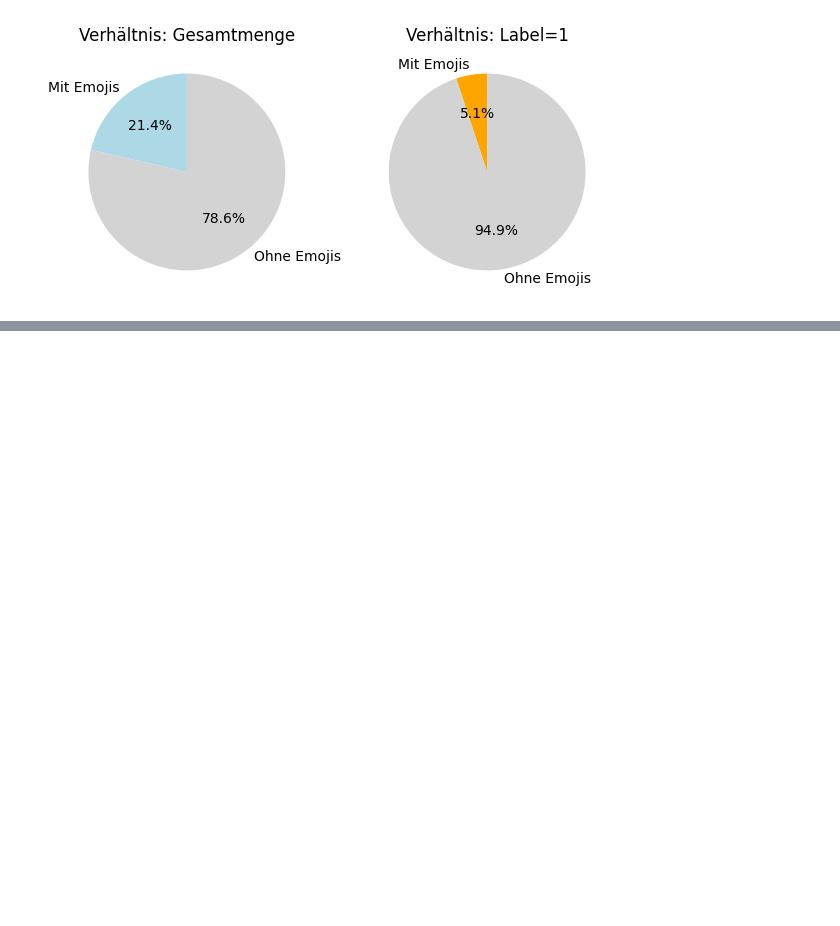
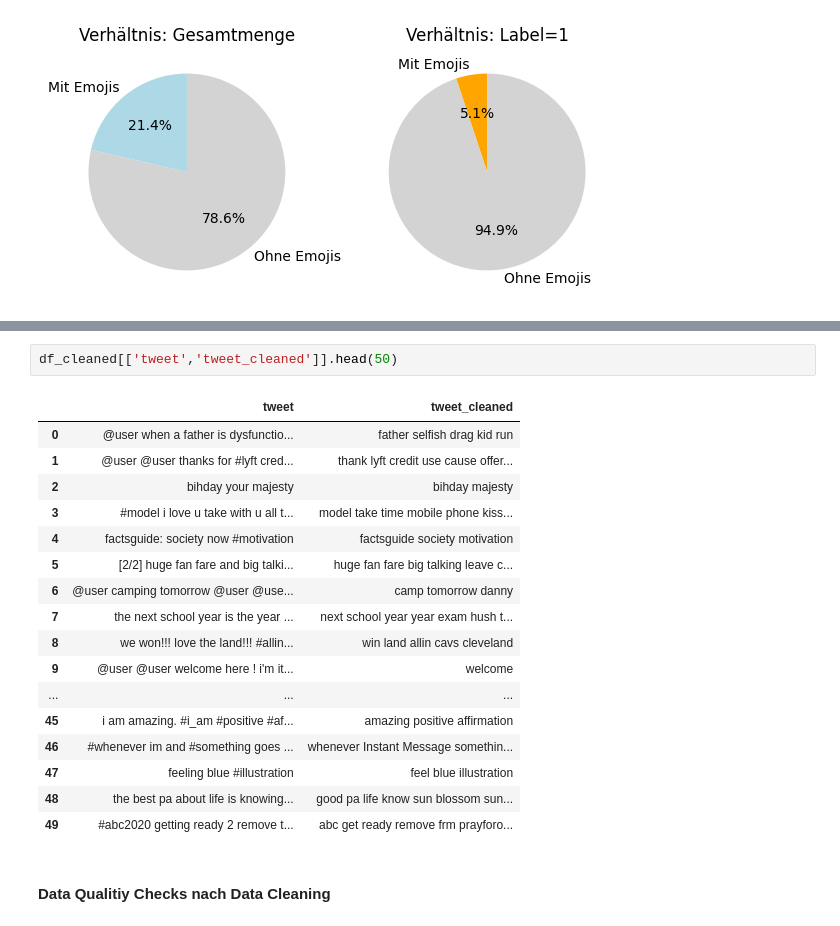
Before and after one commit to netGed/WebScience24, a Jupyter notebook: src/1. Explorative Analysis & Preprocessing/nasiba/notebooks/1_2_explore_data.ipynb, the cells around one changed output, grey strips where cells are left out. Drawn from its saved outputs; the diff is of its cells as text; blank space fills up the shorter version.

```diff
--- a/src/1. Explorative Analysis & Preprocessing/nasiba/notebooks/1_2_explore_data.ipynb
+++ b/src/1. Explorative Analysis & Preprocessing/nasiba/notebooks/1_2_explore_data.ipynb
@@ -586,0 +582,22 @@ See the caveats in the documentation: https://pandas.pydata.org/pandas-docs/stab
+# %%
+df_cleaned[['tweet','tweet_cleaned']].head(50)
+# %% [output]
+|  | tweet | tweet_cleaned |
+| 0 | @user when a father is dysfunctio... | father selfish drag kid run |
+| 1 | @user @user thanks for #lyft cred... | thank lyft credit use cause offer... |
+| 2 | bihday your majesty | bihday majesty |
+| 3 | #model i love u take with u all t... | model take time mobile phone kiss... |
+| 4 | factsguide: society now #motivation | factsguide society motivation |
+| 5 | [2/2] huge fan fare and big talki... | huge fan fare big talking leave c... |
+| 6 | @user camping tomorrow @user @use... | camp tomorrow danny |
+| 7 | the next school year is the year ... | next school year year exam hush t... |
+| 8 | we won!!! love the land!!! #allin... | win land allin cavs cleveland |
+| 9 | @user @user welcome here ! i'm it... | welcome |
+| ... | ... | ... |
+| 45 | i am amazing. #i_am #positive #af... | amazing positive affirmation |
+| 46 | #whenever im and #something goes ... | whenever Instant Message somethin... |
+| 47 | feeling blue #illustration | feel blue illustration |
+| 48 | the best pa about life is knowing... | good pa life know sun blossom sun... |
+| 49 | #abc2020 getting ready 2 remove t... | abc get ready remove frm prayforo... |
+# %% [markdown]
+#### Data Qualitiy Checks nach Data Cleaning
```
Also changed, not shown: parts of 40 cells of this notebook, 17 other files.
